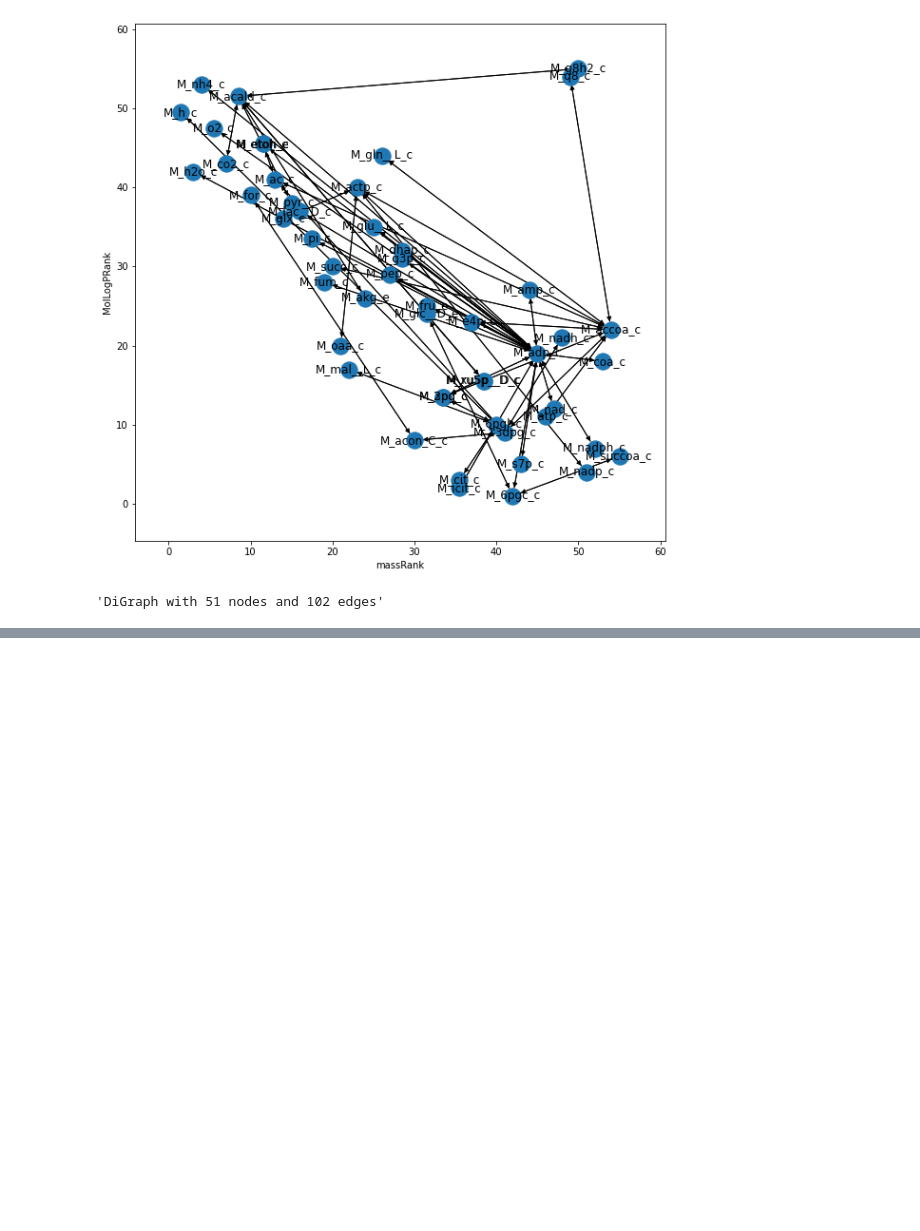
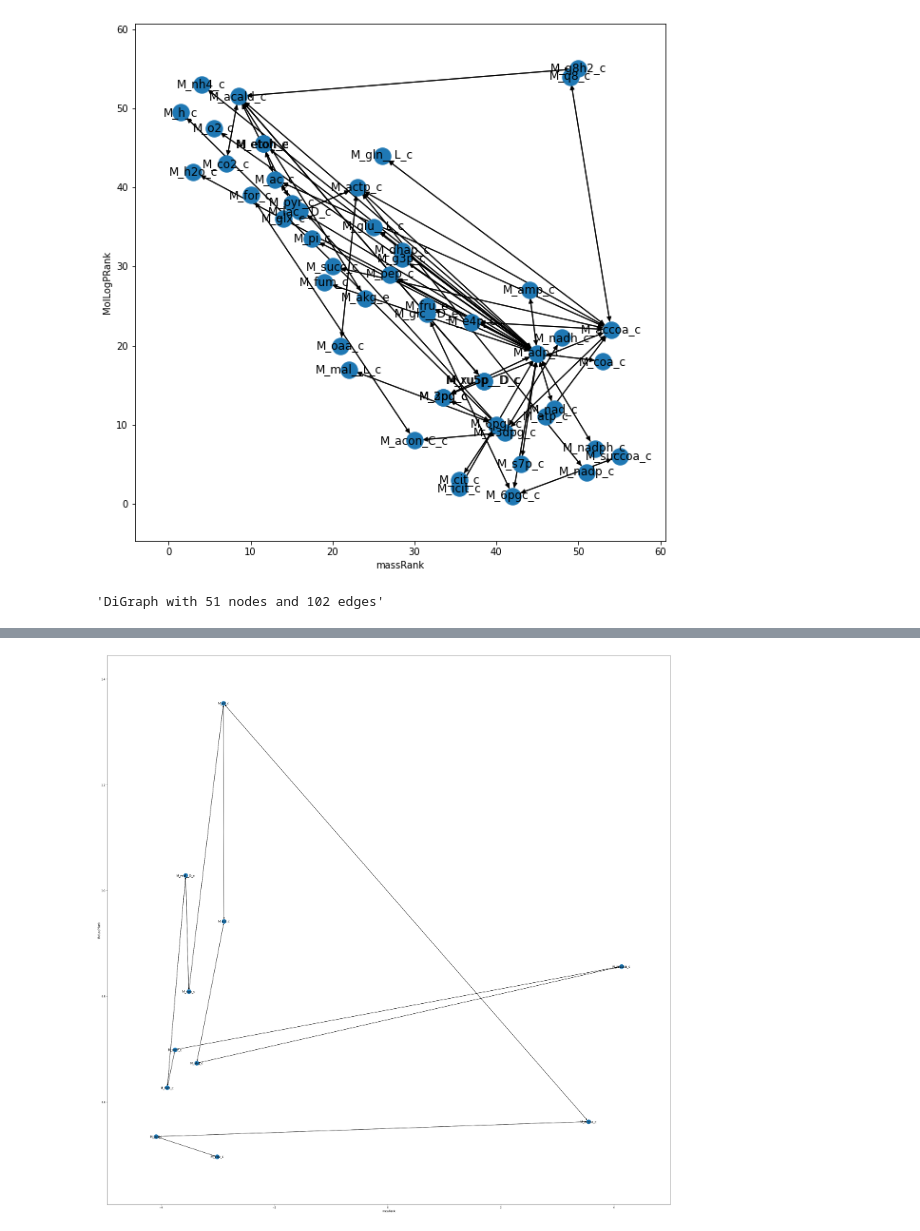
Before and after one commit to meidelien/Metabolic-network-layout-using-biochemical-coordinates, a Jupyter notebook: Notebooks/networkx.ipynb, the cells around one changed output, grey strips where cells are left out. Saved outputs shown, nothing was run; the diff lists cells and outputs as text; code cells hidden in the pictures; blank space fills up the shorter version.

```diff
--- a/Notebooks/networkx.ipynb
+++ b/Notebooks/networkx.ipynb
@@ -443,3 +443,82 @@ ax.tick_params(left=True, bottom=True, labelleft=True, labelbottom=True)
 nx.info(net2)
 # %% [output]
 'DiGraph with 51 nodes and 102 edges'
+# %%
+
+import pandas as pd
+import networkx as nx
+import matplotlib.pyplot as plt
+
+net2 = nx.DiGraph()
+
+
+#### 🐲GEM data🐲 ####
+
+#  🦣  iML1515   🦣  #
+# data = pd.read_csv("Chemical_descriptors1515_ranked.csv")
+# target = pd.read_csv("iML1515_Metabolic_network_targets.csv")
+#  🦣  iML1515   🦣   #
+
+
+#  😈  E coli core   😈  #
+# data = pd.read_csv("Chemical_descriptors_e_coli_core_ranked.csv")
+# target  = pd.read_csv("Chemical_descriptors_e_coli_core_ranked_targets.csv")
+#  😈  E coli core   😈  #
+
+### 🐲GEM data🐲 ####
+
+# 🗺️Pathways🗺️ #
+
+####🍋 TCA data 🍋####
+
+# charge_rank data not available for this model
+# data = pd.read_csv("TCA_target_standardized_ranked.csv")
+# target = pd.read_csv("TCA_target_standardized_ranked.csv")
+# PCA  [PC1-PC5]
+data = pd.read_csv("TCA_PCA_standardized.csv")
+target = pd.read_csv("TCA_PCA_standardized.csv")
+# PCA #
+####🍋 TCA data 🍋####
+
+
+
+# 🗺️Pathways🗺️ #
+
+sources = data["BiGG"]
+targets = target['target']
+coordinates = data[["PC1", "PC"]].values
+
+file_name = "massRank_MolLogPRank"
+
+edge_data = zip(sources,targets, coordinates) # targets
+
+for e in edge_data:
+    src = e[0]
+    dst = e[1]
+    c = e[2]
+
+    net2.add_node(src, pos = c)
+    net2.add_edge(src,dst)
+    # net2.add_edge(dst, src)
+
+
+    #net2.add_node(dst, pos = c)
+    #net2.add_edge(src, dst)
+
+
+
+
+print("PLUS ULTRA")
+
+pos=nx.get_node_attributes(net2,'pos')
+fig, ax = plt.subplots(figsize=(40,40))
+
+net2.remove_edges_from(nx.selfloop_edges(net2))
+
+nx.draw(net2,pos, with_labels = True, arrows = True, ax = ax)
+
+limits=plt.axis('on') # turns on axis
+ax.set_xlabel("massRank")
+ax.set_ylabel("MolLogPRank")
+ax.tick_params(left=True, bottom=True, labelleft=True, labelbottom=True)
+# %% [output]
@@ -445,0 +526 @@ nx.info(net2)
+[figure, added]
```
Also changed, not shown: parts of 2 cells of this notebook, 4 other files.
